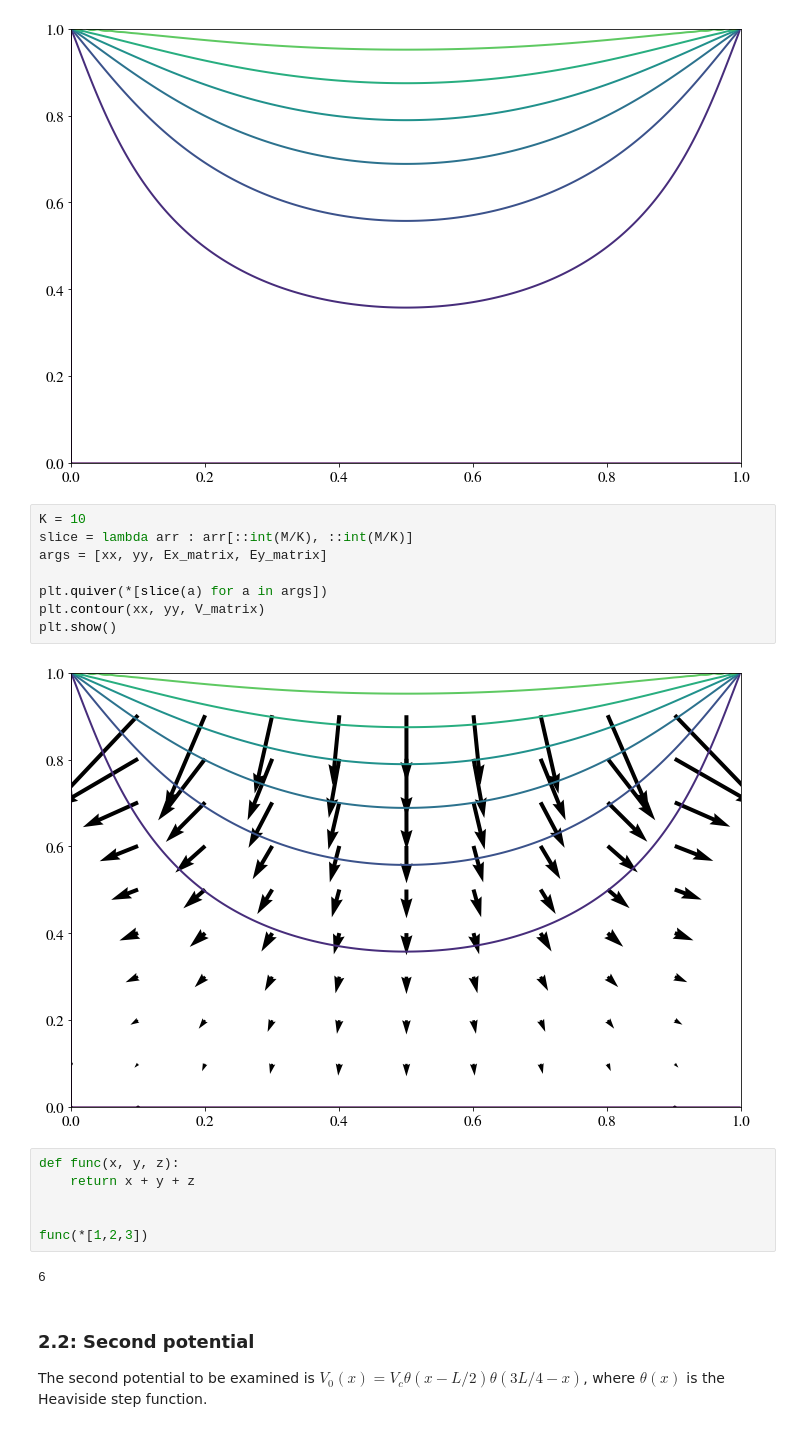
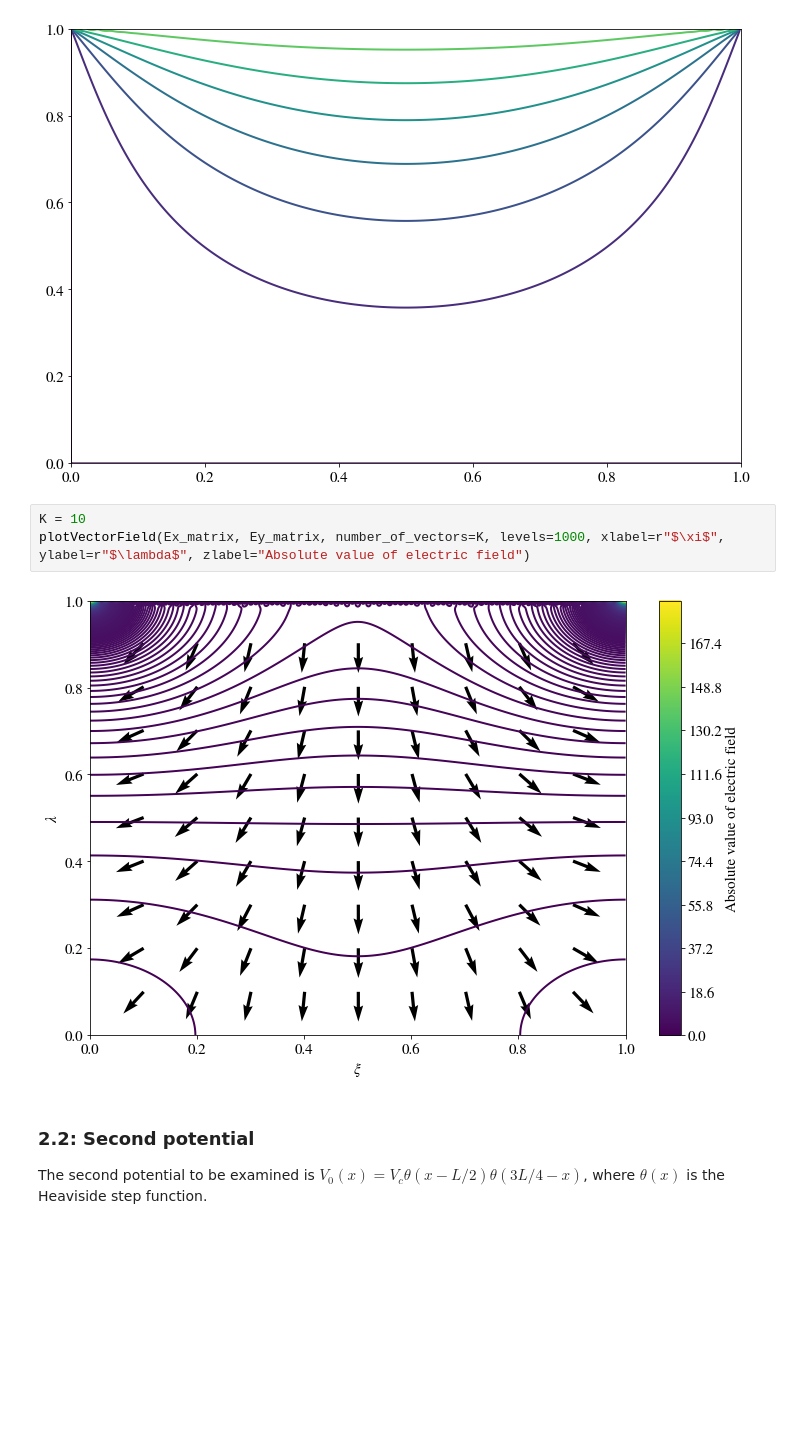
Before and after one commit to sindrelothe/TFY4240, a Jupyter notebook: Project/01-Project_test.ipynb, the cells around one changed output. Drawn from its saved outputs; the diff is of its cells as text; blank space fills up the shorter version.

```diff
--- a/Project/01-Project_test.ipynb
+++ b/Project/01-Project_test.ipynb
@@ -117,24 +134,11 @@ plt.contour(xx, yy, V_matrix)
 plt.show()
 # %% [output]
 [figure]
-# %%
-K = 10
-slice = lambda arr : arr[::int(M/K), ::int(M/K)]
-args = [xx, yy, Ex_matrix, Ey_matrix]
-
-plt.quiver(*[slice(a) for a in args])
-plt.contour(xx, yy, V_matrix)
-plt.show()
-# %% [output]
-[figure, removed]
-# %%
-def func(x, y, z):
-    return x + y + z
-
-
-func(*[1,2,3])
-# %% [output]
-6
+# %%
+K = 10
+plotVectorField(Ex_matrix, Ey_matrix, number_of_vectors=K, levels=1000, xlabel=r"$\xi$", ylabel=r"$\lambda$", zlabel="Absolute value of electric field")
+# %% [output]
+[figure, added]
 # %% [markdown]
 ### 2.2: Second potential
 
```
Also changed, not shown: parts of 3 cells of this notebook.
